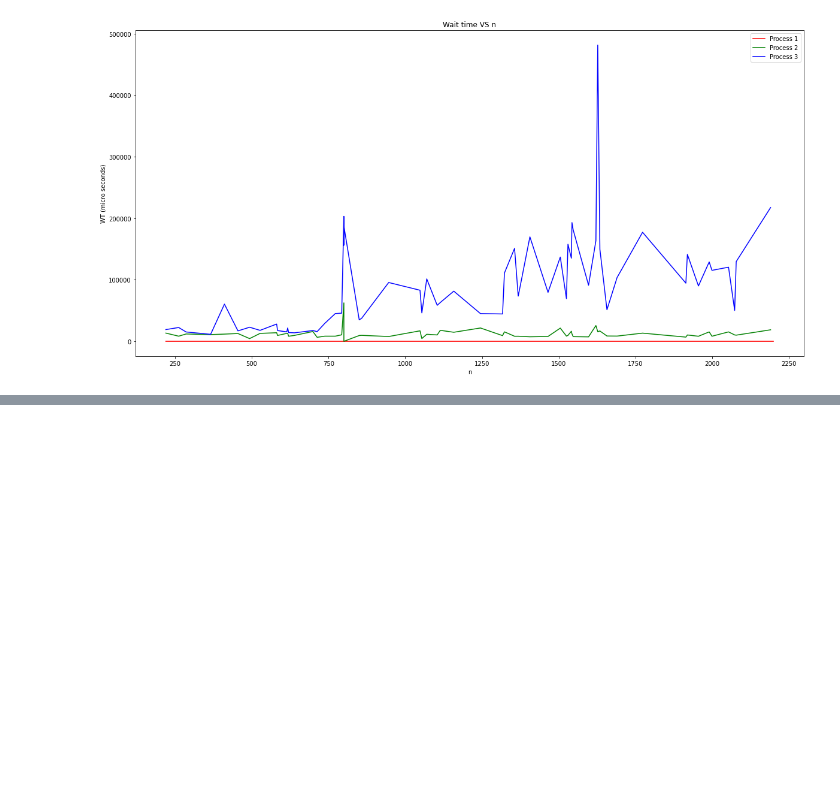
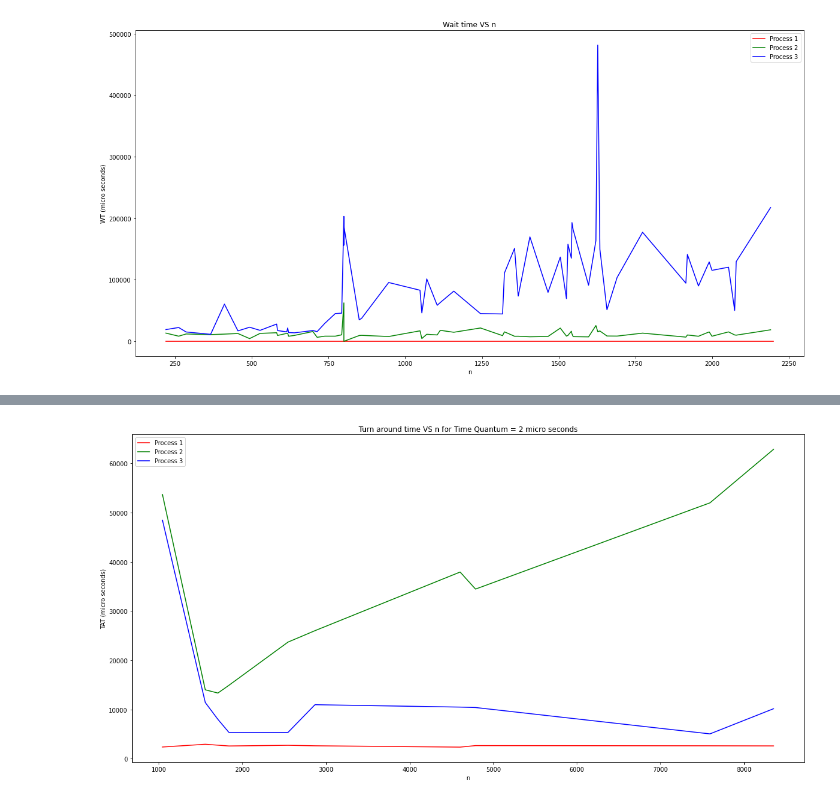
Before and after one commit to PavanReddy28/OS_Assignment, a Jupyter notebook: analysis_1.ipynb, the cells around one changed output, grey strips where cells are left out. Saved outputs shown, nothing was run; the diff lists cells and outputs as text; code cells hidden in the pictures; blank space fills up the shorter version.

Commit message:
reports analysis

```diff
--- a/analysis_1.ipynb
+++ b/analysis_1.ipynb
@@ -54,0 +115,3 @@ plt.show()
+# %%
+df = pd.read_csv('reports_rr.csv')
+df.head()
@@ -54,0 +127,8 @@ plt.show()
+# %%
+t1 = df.iloc[np.where(df['tq']==2)]
+t2 = df.iloc[np.where(df['tq']==5)]
+t3 = df.iloc[np.where(df['tq']==8)]
+# %%
+t1_p1 = np.array(t1.iloc[np.where(t1['process']==1)].sort_values(by=['n']))
+t1_p2 = np.array(t1.iloc[np.where(t1['process']==2)].sort_values(by=['n']))
+t1_p3 = np.array(t1.iloc[np.where(t1['process']==3)].sort_values(by=['n']))
@@ -54,0 +143,15 @@ plt.show()
+# %%
+# t1
+fig, ax = plt.subplots()
+fig.set_figheight(10)
+fig.set_figwidth(20)
+ax.plot(t1_p1[:, 1], t1_p1[:, 3], "r", label="Process 1")
+ax.plot(t1_p2[:, 1], t1_p2[:, 3], "g", label = "Process 2")
+ax.plot(t1_p3[:, 1], t1_p3[:, 3], "b", label = "Process 3")
+plt.title("Turn around time VS n for Time Quantum = 2 micro seconds")
+plt.xlabel("n")
+plt.ylabel("TAT (micro seconds)")
+leg = ax.legend()
+plt.show()
+# %% [output]
+[figure, added]
```
Also changed, not shown: parts of 27 cells of this notebook, 9 other files.
